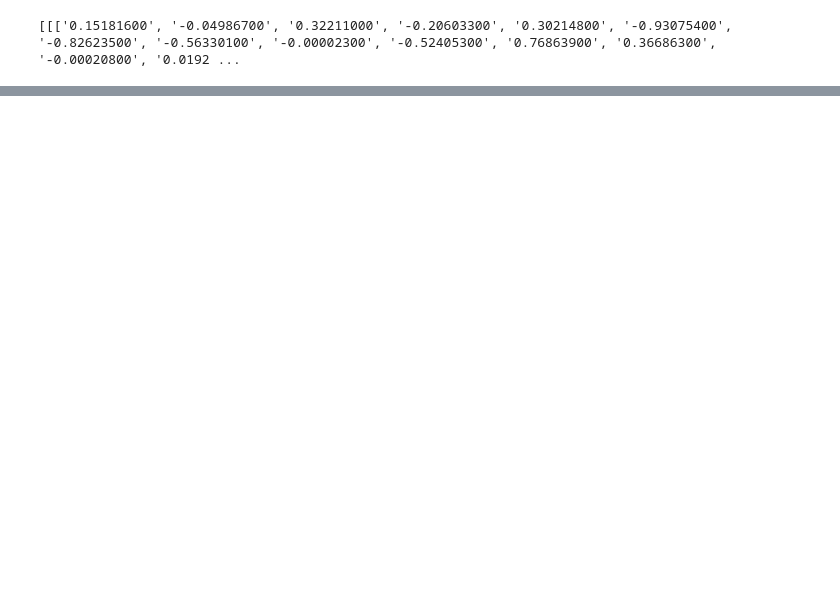
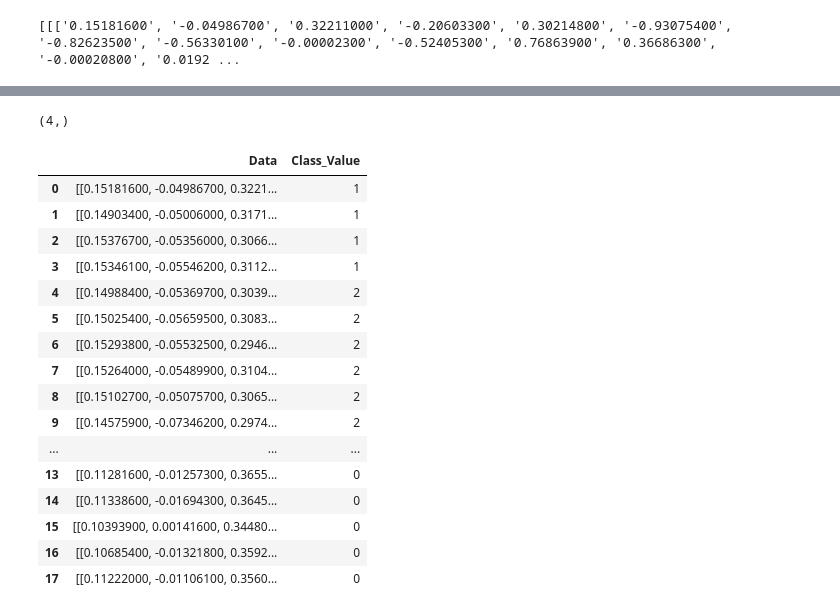
Before and after one commit to eddietapia/jigsaw-dataset, a Jupyter notebook: Testing.ipynb, the cells around one changed output, grey strips where cells are left out. Cells and saved outputs as stored; diff of their text form; code cells hidden in the pictures; blank space fills up the shorter version.

```diff
--- a/Testing.ipynb
+++ b/Testing.ipynb
@@ -408,0 +417,27 @@ IndentationError: unindent does not match any outer indentation level (<ipython-
+# %%
+# Convert to numpy
+train = np.array(df_g1_i['Data'])
+print(train.shape)
+# %% [output]
+(4,)
+# %%
+data = df_g1[['Data', 'Class_Value']]
+data
+# %% [output]
+|  | Data | Class_Value |
+| 0 | [[0.15181600, -0.04986700, 0.3221... | 1 |
+| 1 | [[0.14903400, -0.05006000, 0.3171... | 1 |
+| 2 | [[0.15376700, -0.05356000, 0.3066... | 1 |
+| 3 | [[0.15346100, -0.05546200, 0.3112... | 1 |
+| 4 | [[0.14988400, -0.05369700, 0.3039... | 2 |
+| 5 | [[0.15025400, -0.05659500, 0.3083... | 2 |
+| 6 | [[0.15293800, -0.05532500, 0.2946... | 2 |
+| 7 | [[0.15264000, -0.05489900, 0.3104... | 2 |
+| 8 | [[0.15102700, -0.05075700, 0.3065... | 2 |
+| 9 | [[0.14575900, -0.07346200, 0.2974... | 2 |
+| ... | ... | ... |
+| 13 | [[0.11281600, -0.01257300, 0.3655... | 0 |
+| 14 | [[0.11338600, -0.01694300, 0.3645... | 0 |
+| 15 | [[0.10393900, 0.00141600, 0.34480... | 0 |
+| 16 | [[0.10685400, -0.01321800, 0.3592... | 0 |
+| 17 | [[0.11222000, -0.01106100, 0.3560... | 0 |
```
Also changed, not shown: parts of 11 cells of this notebook, 1 other file.
